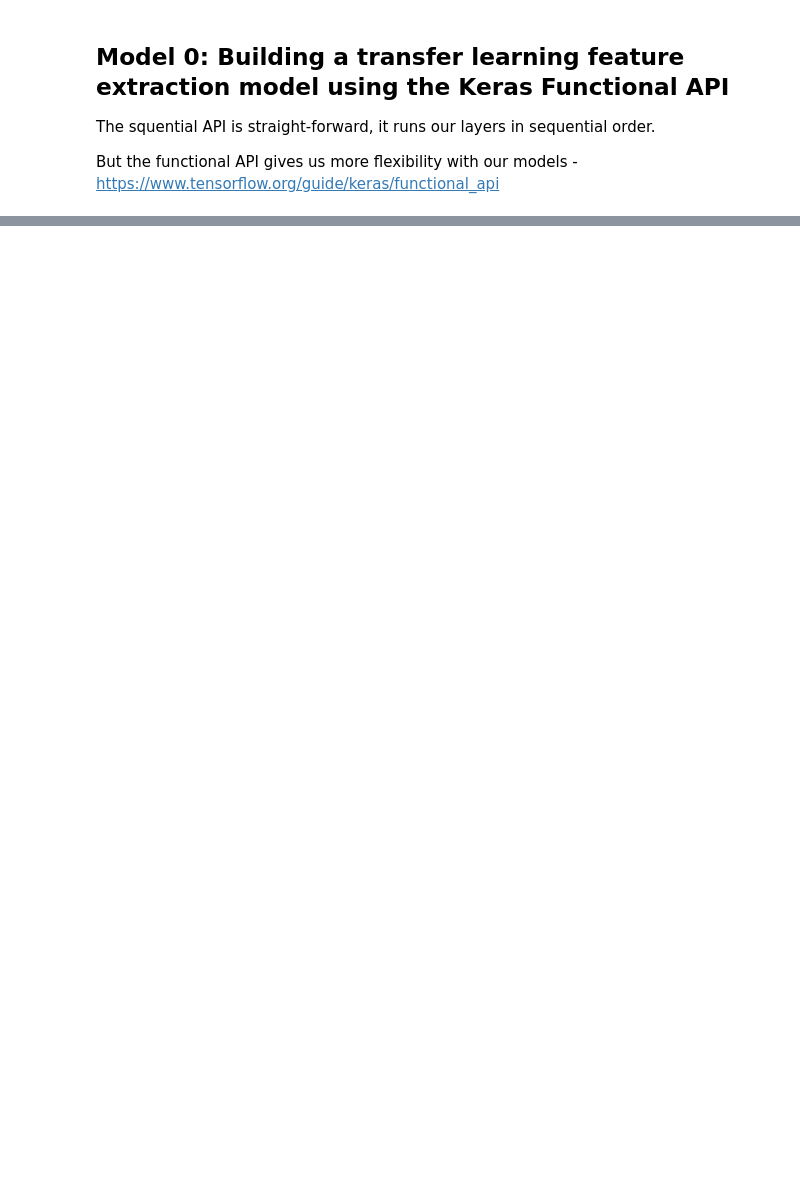
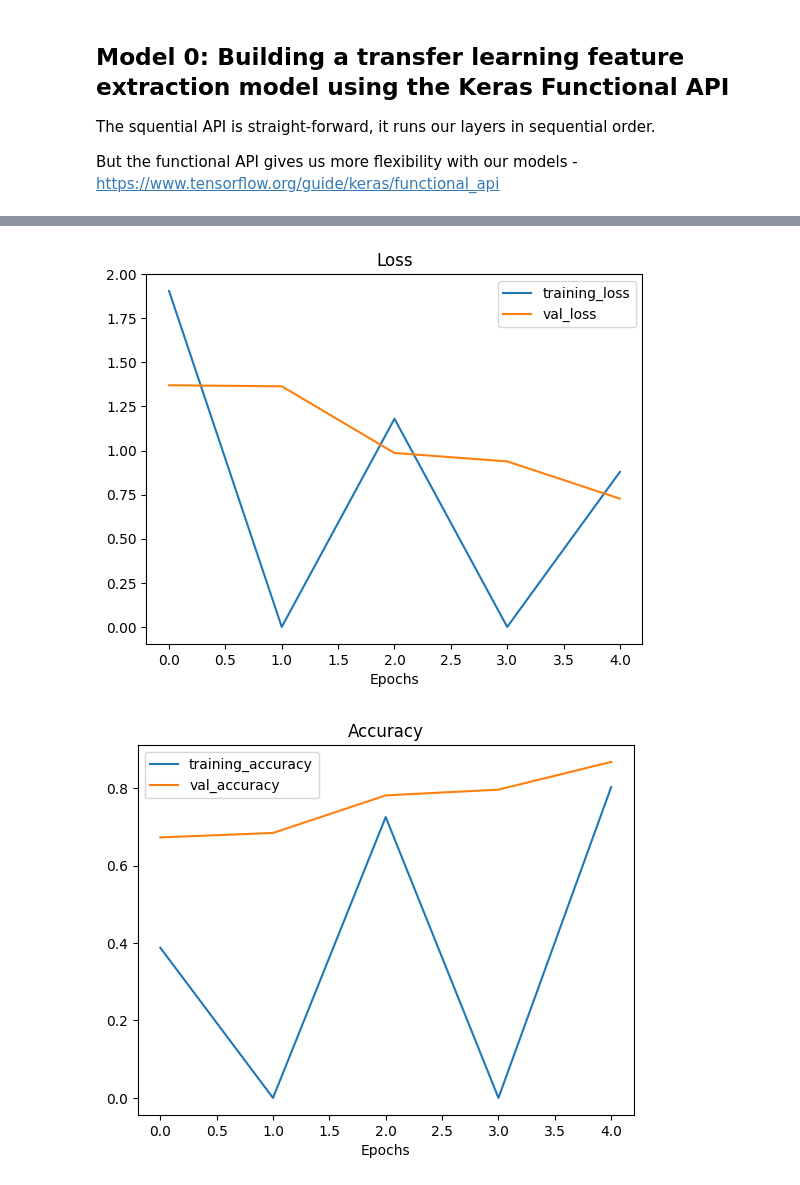
Before and after one commit to JJThoms1/05_transfer_learning_in_tensorflow_part_2_fine_tuning, a Jupyter notebook: 05_transfer_learning_in_tensorflow_part_2_fine_tuning.ipynb, the cells around one changed output, grey strips where cells are left out. Saved outputs shown, nothing was run; the diff lists cells and outputs as text; code cells hidden in the pictures; blank space fills up the shorter version.

```diff
--- a/05_transfer_learning_in_tensorflow_part_2_fine_tuning.ipynb
+++ b/05_transfer_learning_in_tensorflow_part_2_fine_tuning.ipynb
@@ -194,9 +194,10 @@ model_0.compile(loss="categorical_crossentropy",
                 metrics=["accuracy"])
 
 # 10. Fit the model
-history_0 = model_0.fit(train_data_10_percent,
+history_10_percent = model_0.fit(train_data_10_percent,
                          epochs=5,
                          steps_per_epoch=len(train_data_10_percent),
                          validation_data=test_data,
-                         validation_steps=int(0.15 * len(test_data)),
-                         callbacks=[create_tensorboard])
+                         validation_steps=int(0.25 * len(test_data)),
+                         callbacks=[create_tensorboard_callback(dir_name="transfer learning",
+                                                                experiment_name="10_percent_feature_extraction")])
@@ -202,0 +294,6 @@ history_0 = model_0.fit(train_data_10_percent,
+# %%
+# Check out our models training curves
+plot_loss_curves(history_10_percent)
+# %% [output]
+[figure, added]
+[figure, added]
```
Also changed, not shown: parts of 9 cells of this notebook.
